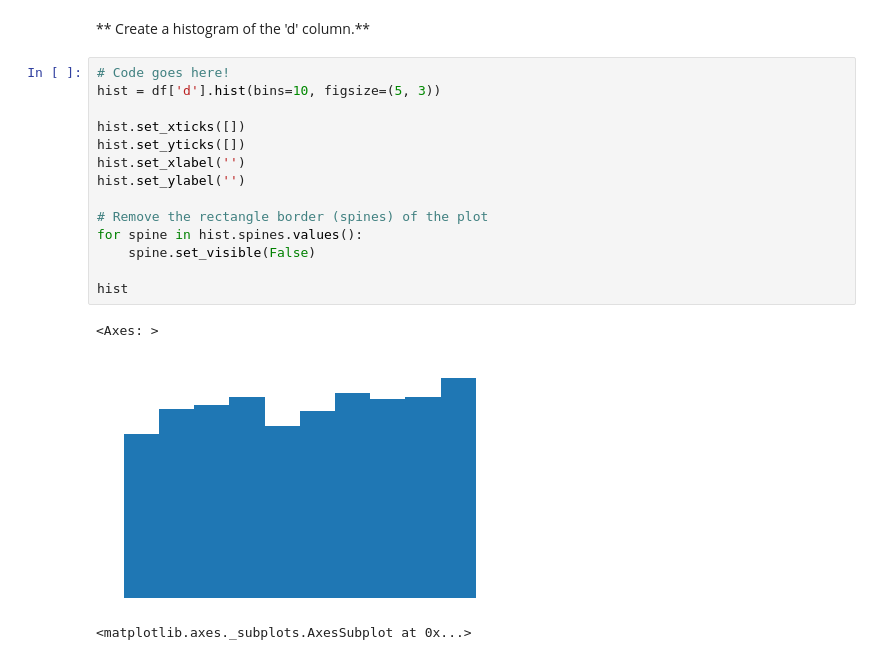
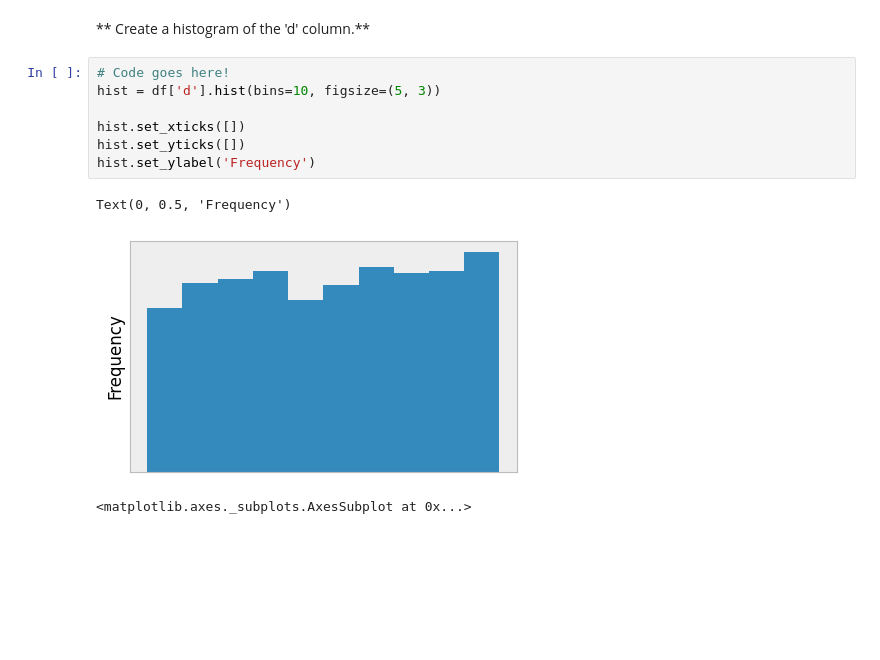
Before and after one commit to ferdous-al-quraeshi/assignments_ostad-dsci-26, a Jupyter notebook: 008. Assignment-Data Visualization with Pandas (Module-8)/[Submission] Pandas_Data_Vis_Assignment.ipynb, the cells around one changed output. Drawn from its saved outputs; the diff is of its cells as text; blank space fills up the shorter version.

```diff
--- a/008. Assignment-Data Visualization with Pandas (Module-8)/[Submission] Pandas_Data_Vis_Assignment.ipynb
+++ b/008. Assignment-Data Visualization with Pandas (Module-8)/[Submission] Pandas_Data_Vis_Assignment.ipynb
@@ -90,20 +80,13 @@ c_d
 # %%
 # Code goes here!
 hist = df['d'].hist(bins=10, figsize=(5, 3))
 
 hist.set_xticks([])
 hist.set_yticks([])
-hist.set_xlabel('')
-hist.set_ylabel('')
-
-# Remove the rectangle border (spines) of the plot
-for spine in hist.spines.values():
-    spine.set_visible(False)
-
-hist
+hist.set_ylabel('Frequency')
 # %% [output]
-<Axes: >
+Text(0, 0.5, 'Frequency')
-[figure, old version]
+[figure, new version]
 # %%
 # %% [output]
 <matplotlib.axes._subplots.AxesSubplot at 0x...>
```
Also changed, not shown: parts of 5 cells of this notebook.
